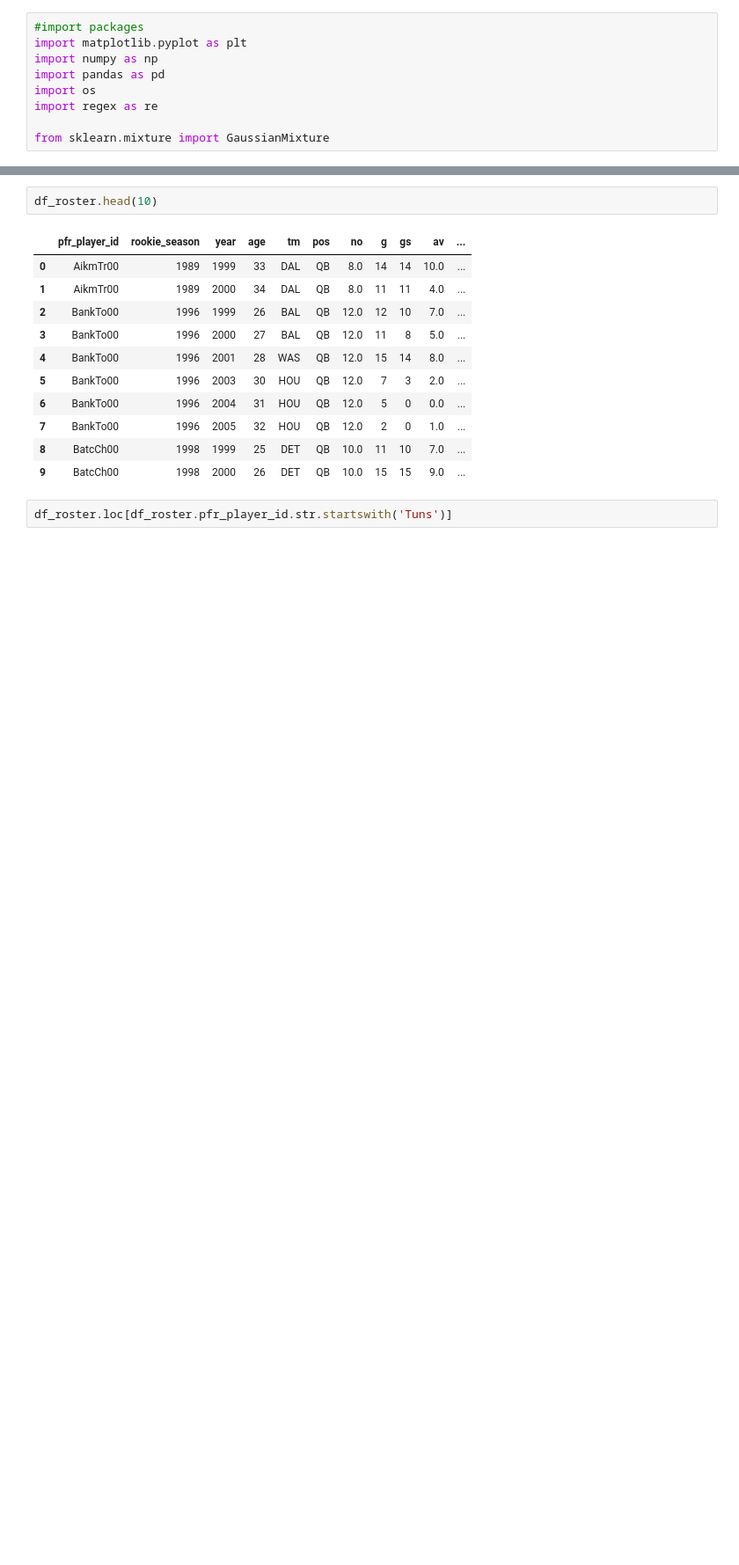
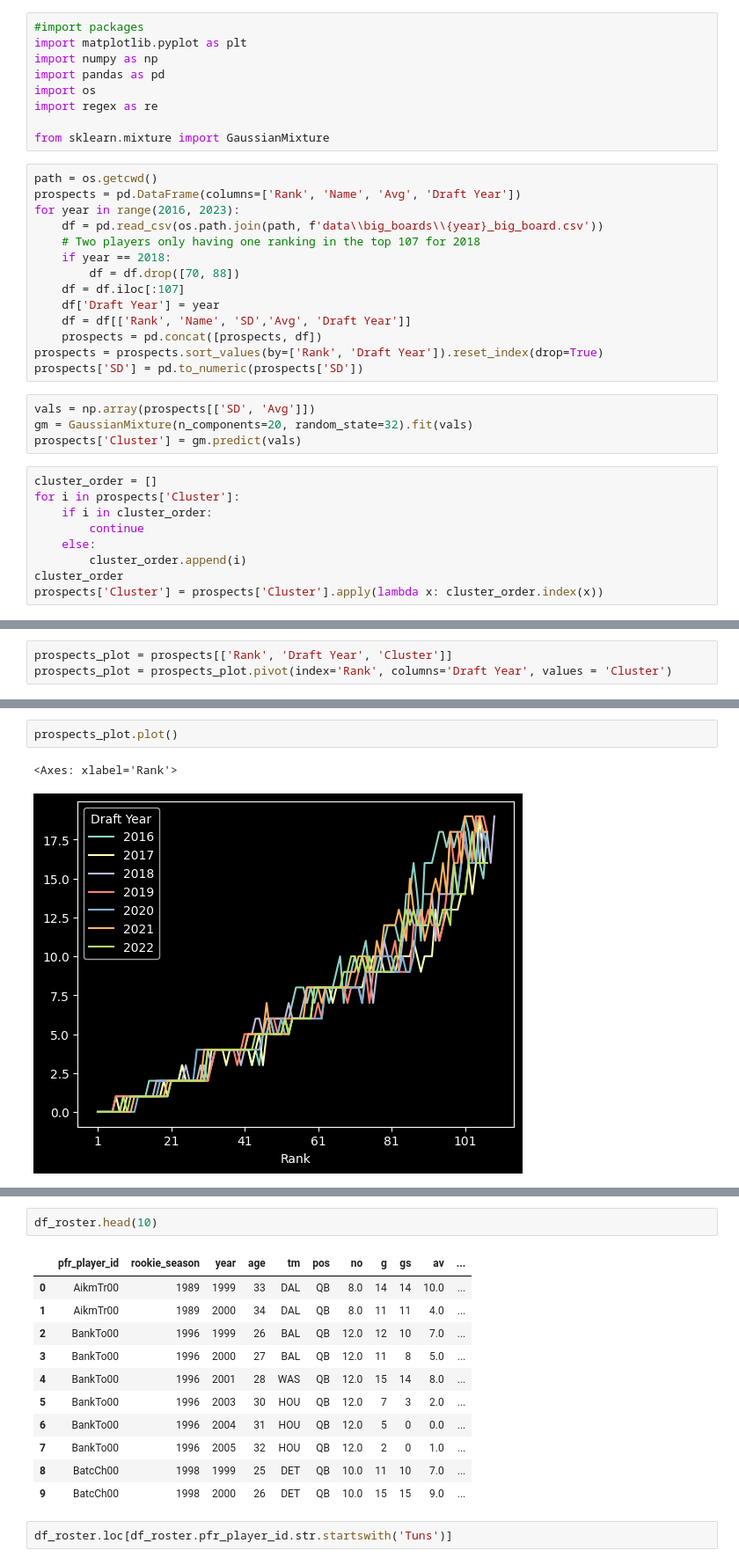
Before and after one commit to rafrisci/tiering_nfl_drafts, a Jupyter notebook: explore_big_board.ipynb, the cells around one changed output, grey strips where cells are left out. Shown: that part at 88% size. Cells and saved outputs as stored; diff of their text form; blank space fills up the shorter version.

Commit message:
Clustering work.

```diff
--- a/explore_big_board.ipynb
+++ b/explore_big_board.ipynb
@@ -7,3 +7,30 @@ import os
 import regex as re
 
 from sklearn.mixture import GaussianMixture
+# %%
+path = os.getcwd()
+prospects = pd.DataFrame(columns=['Rank', 'Name', 'Avg', 'Draft Year'])
+for year in range(2016, 2023):
+    df = pd.read_csv(os.path.join(path, f'data\\big_boards\\{year}_big_board.csv'))
+    # Two players only having one ranking in the top 107 for 2018
+    if year == 2018:
+        df = df.drop([70, 88])
+    df = df.iloc[:107]
+    df['Draft Year'] = year
+    df = df[['Rank', 'Name', 'SD','Avg', 'Draft Year']]
+    prospects = pd.concat([prospects, df])
+prospects = prospects.sort_values(by=['Rank', 'Draft Year']).reset_index(drop=True)
+prospects['SD'] = pd.to_numeric(prospects['SD'])
+# %%
+vals = np.array(prospects[['SD', 'Avg']])
+gm = GaussianMixture(n_components=20, random_state=32).fit(vals)
+prospects['Cluster'] = gm.predict(vals)
+# %%
+cluster_order = []
+for i in prospects['Cluster']:
+    if i in cluster_order:
+        continue
+    else:
+        cluster_order.append(i)
+cluster_order
+prospects['Cluster'] = prospects['Cluster'].apply(lambda x: cluster_order.index(x))
@@ -9,0 +73,3 @@ from sklearn.mixture import GaussianMixture
+# %%
+prospects_plot = prospects[['Rank', 'Draft Year', 'Cluster']]
+prospects_plot = prospects_plot.pivot(index='Rank', columns='Draft Year', values = 'Cluster')
@@ -9,0 +89,5 @@ from sklearn.mixture import GaussianMixture
+# %%
+prospects_plot.plot()
+# %% [output]
+<Axes: xlabel='Rank'>
+[figure, added]
```
Also changed, not shown: parts of 13 cells of this notebook.
